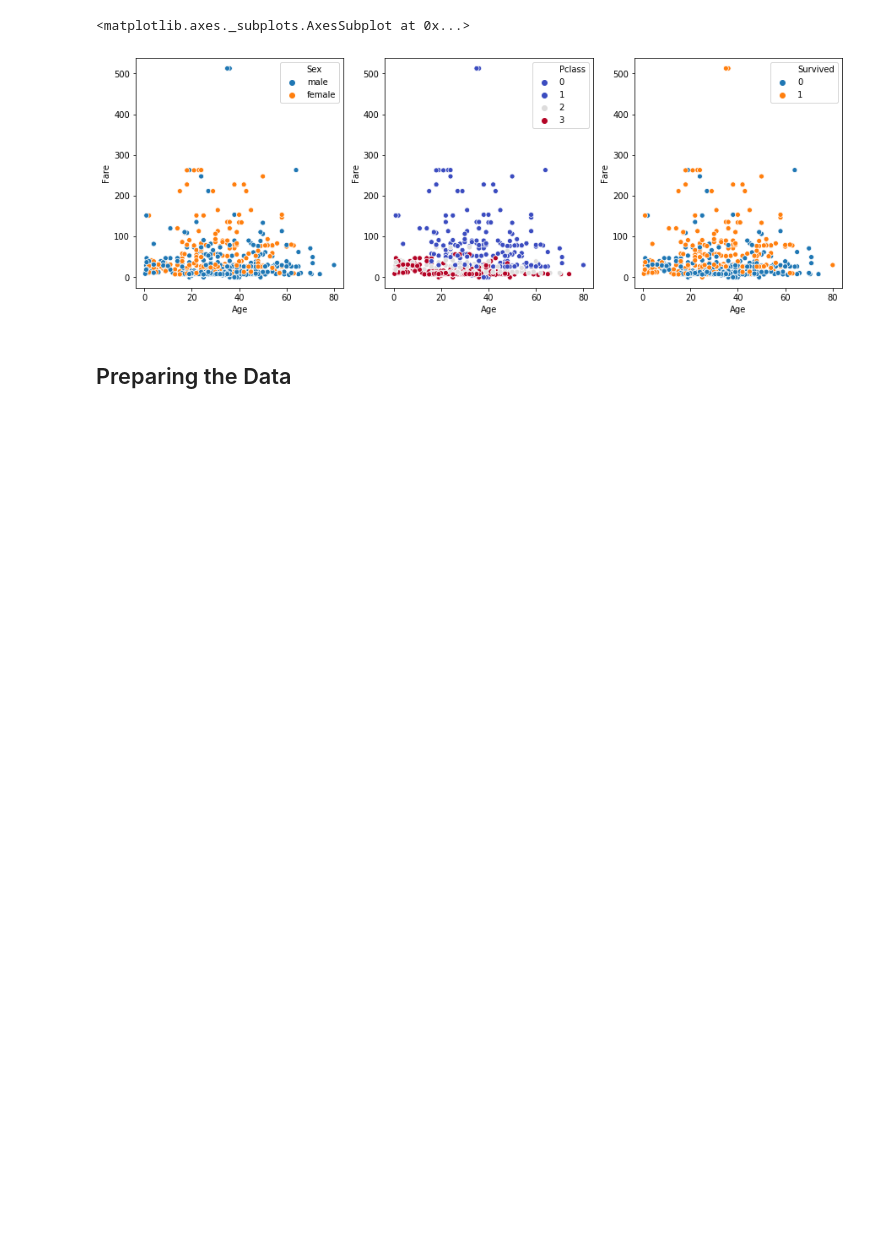
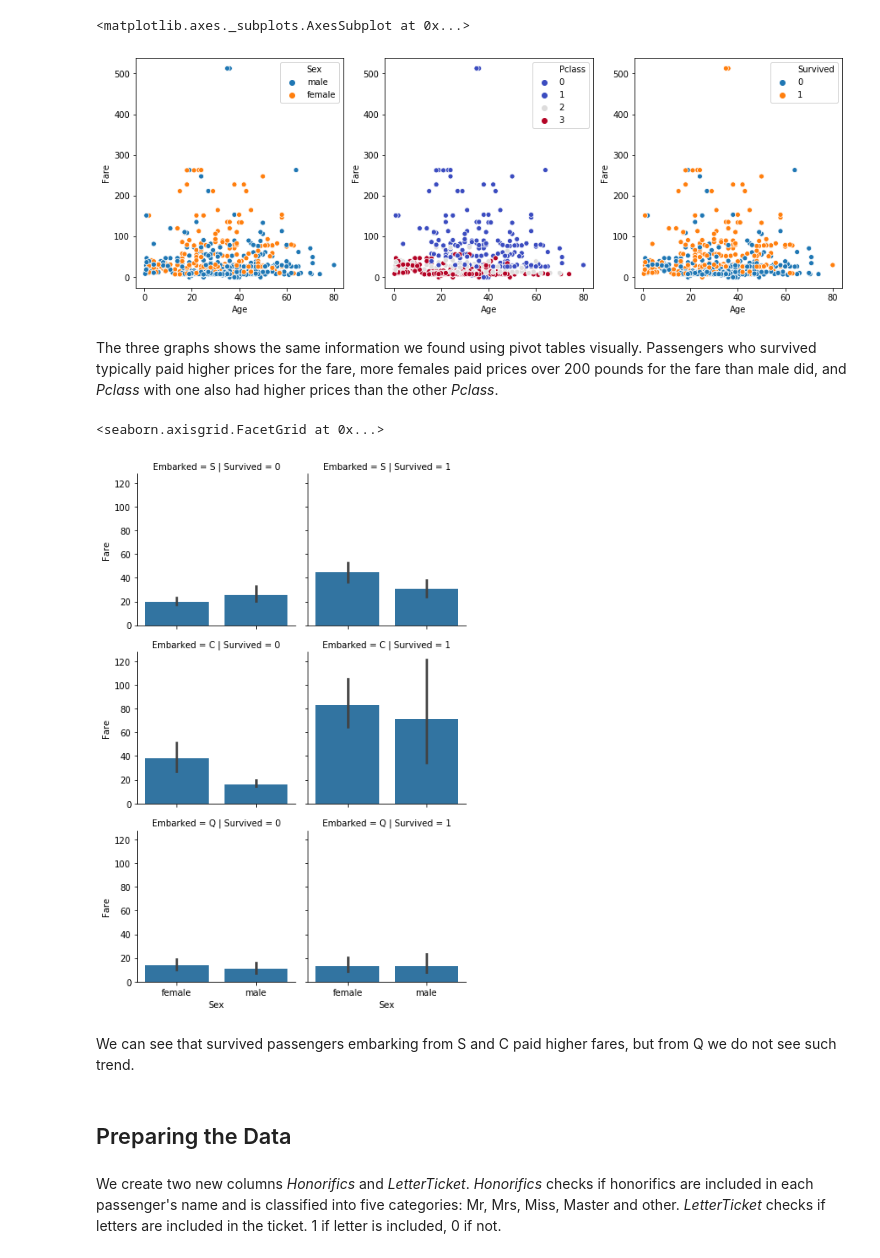
Before and after one commit to tt0507/Kaggle, a Jupyter notebook: titanic/titanic.ipynb, the cells around one changed output. Cells and saved outputs as stored; diff of their text form; code cells hidden in the pictures; blank space fills up the shorter version.

```diff
--- a/titanic/titanic.ipynb
+++ b/titanic/titanic.ipynb
@@ -107,6 +169,17 @@ sns.scatterplot(x = "Age", y = "Fare", hue="Survived", data = train_full_data)
 # %% [output]
 <matplotlib.axes._subplots.AxesSubplot at 0x...>
 [figure]
+# %% [markdown]
+The three graphs shows the same information we found using pivot tables visually. Passengers who survived typically paid higher prices for the fare, more females paid prices over 200 pounds for the fare than male did, and *Pclass* with one also had higher prices than the other *Pclass*.
+# %%
+embark = sns.FacetGrid(train_full_data, row='Embarked', col='Survived')
+embark.map(sns.barplot, 'Sex', 'Fare')
+embark.add_legend()
+# %% [output]
+<seaborn.axisgrid.FacetGrid at 0x...>
+[figure, added]
+# %% [markdown]
+We can see that survived passengers embarking from S and C paid higher fares, but from Q we do not see such trend.
 # %% [markdown]
 ## Preparing the Data
 # %%
@@ -113,0 +188,2 @@ import re
+# %% [markdown]
+We create two new columns *Honorifics* and *LetterTicket*. *Honorifics* checks if honorifics are included in each passenger's name and is classified into five categories: Mr, Mrs, Miss, Master and other. *LetterTicket* checks if letters are included in the ticket. 1 if letter is included, 0 if not.
```
Also changed, not shown: parts of 45 cells of this notebook.
